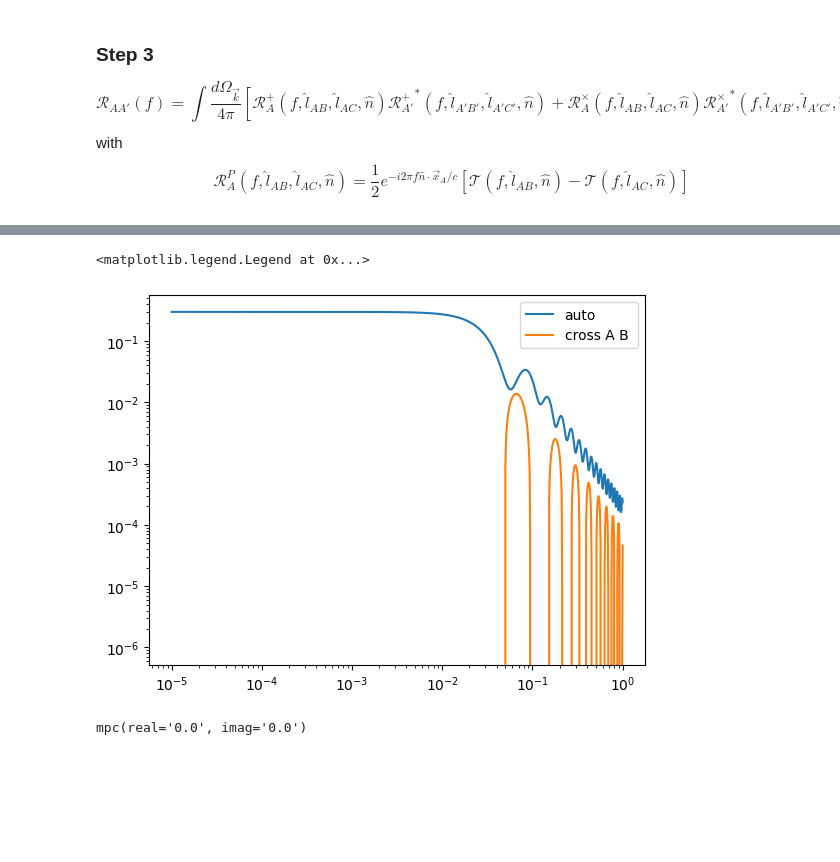
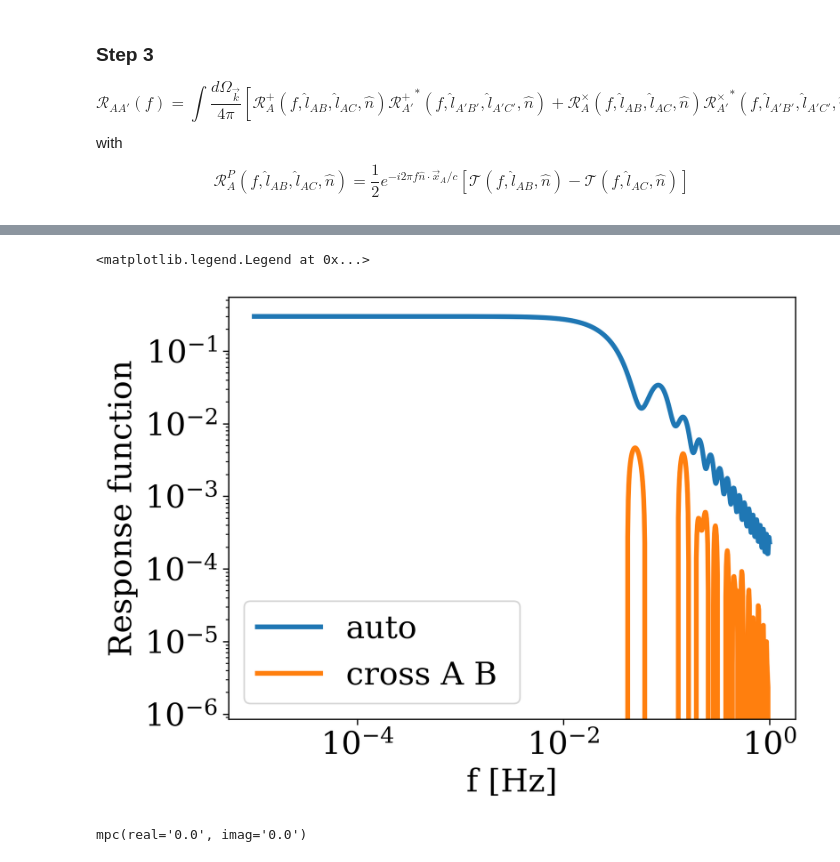
Before and after one commit to ilariacaporali/GWBird, a Jupyter notebook: LISA_angular_response.ipynb, the cells around one changed output, grey strips where cells are left out. Cells and saved outputs as stored; diff of their text form; code cells hidden in the pictures; blank space fills up the shorter version.

Commit message:
fixed angular responses

```diff
--- a/LISA_angular_response.ipynb
+++ b/LISA_angular_response.ipynb
@@ -100,4 +156,0 @@ print(np.real(F_cal(lBA,Omega,np.expand_dims(f_vec_try,axis=(1,2)),f_star)))
-# %%
-f_vec_LIGO = np.logspace(1,3,200)
-f_star = 3e8/(2*np.pi*4e3)
-print(np.real(F_cal(e1H,Omega,np.expand_dims(f_vec_LIGO,axis=(1,2)),f_star)))
@@ -129,24 +170,23 @@ with
 # %%
-def F_det (l1,l2,Theta_mesh,Phi_mesh,f_vec,f_star,x_det):
+def F_det(l1,l2,Theta_mesh,Phi_mesh,f_vec,f_star,x_det):
     Omega = np.round(np.array([np.cos(Phi_mesh)*np.sin(Theta_mesh),np.sin(Phi_mesh)*np.sin(Theta_mesh),np.cos(Theta_mesh)]),20)
     f_exp = np.expand_dims(f_vec, axis=(1,2))
     F_1 = F_cal(l1,Omega,f_exp,f_star)
     F_2 = F_cal(l2,Omega,f_exp,f_star)
-    return 1/2 * np.exp(-1j* f_exp/f_star * np.einsum('i,ijk',x_det,Omega)) \
-            * (+ F_1 * Evaluate_Product(l1,Theta_mesh,Phi_mesh,'plus')\
+    return  0.5*(+ F_1 * Evaluate_Product(l1,Theta_mesh,Phi_mesh,'plus')\
                - F_2 * Evaluate_Product(l2,Theta_mesh,Phi_mesh,'plus')),\
-            1/2 * np.exp(-1j* f_exp/f_star * np.einsum('i,ijk',x_det,Omega)) \
-            * (+ F_1 * Evaluate_Product(l1,Theta_mesh,Phi_mesh,'cross')\
+             0.5*( F_1 * Evaluate_Product(l1,Theta_mesh,Phi_mesh,'cross')\
                - F_2 * Evaluate_Product(l2,Theta_mesh,Phi_mesh,'cross')),
 
 def Response(l_det1,l_det2,x_det1,x_det2,f_vec,f_star):
     Theta_vec = np.linspace(0,np.pi,100)
     Phi_vec = np.linspace(0,2*np.pi,100)
+    f_exp = np.expand_dims(f_vec, axis=(1,2))
     Theta_mesh, Phi_mesh = np.meshgrid(Theta_vec, Phi_vec)
     F1_p, F1_c = F_det(l_det1[0],l_det1[1],Theta_mesh,Phi_mesh,f_vec,f_star,x_det1)
     F2_p, F2_c = F_det(l_det2[0],l_det2[1],Theta_mesh,Phi_mesh,f_vec,f_star,x_det2)
-    R_integrand = F1_p  * np.conj(F2_p) \
-                + F1_c * np.conj(F2_c)
+    R_integrand = (F1_p  * np.conj(F2_p) \
+                + F1_c * np.conj(F2_c))* np.exp(-1j* f_exp/f_star * np.einsum('i,ijk',x_det1- x_det2,Omega))
     R1 = np.trapz(R_integrand,Phi_vec,axis=1)
     R = np.real(np.trapz(R1 * np.sin(Theta_vec),Theta_vec,axis=1))*1/4/np.pi
     return R
@@ -203,27 +196,29 @@ plt.legend()
 # %%
 L = 2.5e9 # [m]
 c = 3e8 # [m/s]
 f_star = c/2/np.pi/L # [Hz]
 xA = np.array([0,0,0])
 xB = np.array([+1/2, np.sqrt(3)/2, 0])
 xC = np.array([-1/2, np.sqrt(3)/2, 0])
 lBA = xB - xA
 lCA = xC - xA
 lBC = xB - xC
 
 lA = (lBA,lCA)
 lB = (-lBC,-lBA)
 lC = (-lCA,lBC)
 f_vec = np.logspace(-5, 0, 1000)
 R1_vec = Response(lA,lA,xA,xA,f_vec,f_star)
 R2_vec = Response(lA,lB,xA,xB,f_vec,f_star)
 
 plt.loglog(f_vec, R1_vec, label='auto')
 plt.loglog(f_vec, R2_vec, label='cross A B ')
+plt.xlabel('f [Hz]')
+plt.ylabel('Response function')
 plt.legend()
 # %% [output]
 <matplotlib.legend.Legend at 0x...>
-[figure, old version]
+[figure, new version]
 # %%
 def Ylm(l,m,theta,phi):
     return spherharm(l,m,theta,phi)
```
Also changed, not shown: parts of 38 cells of this notebook, 9 other files.
